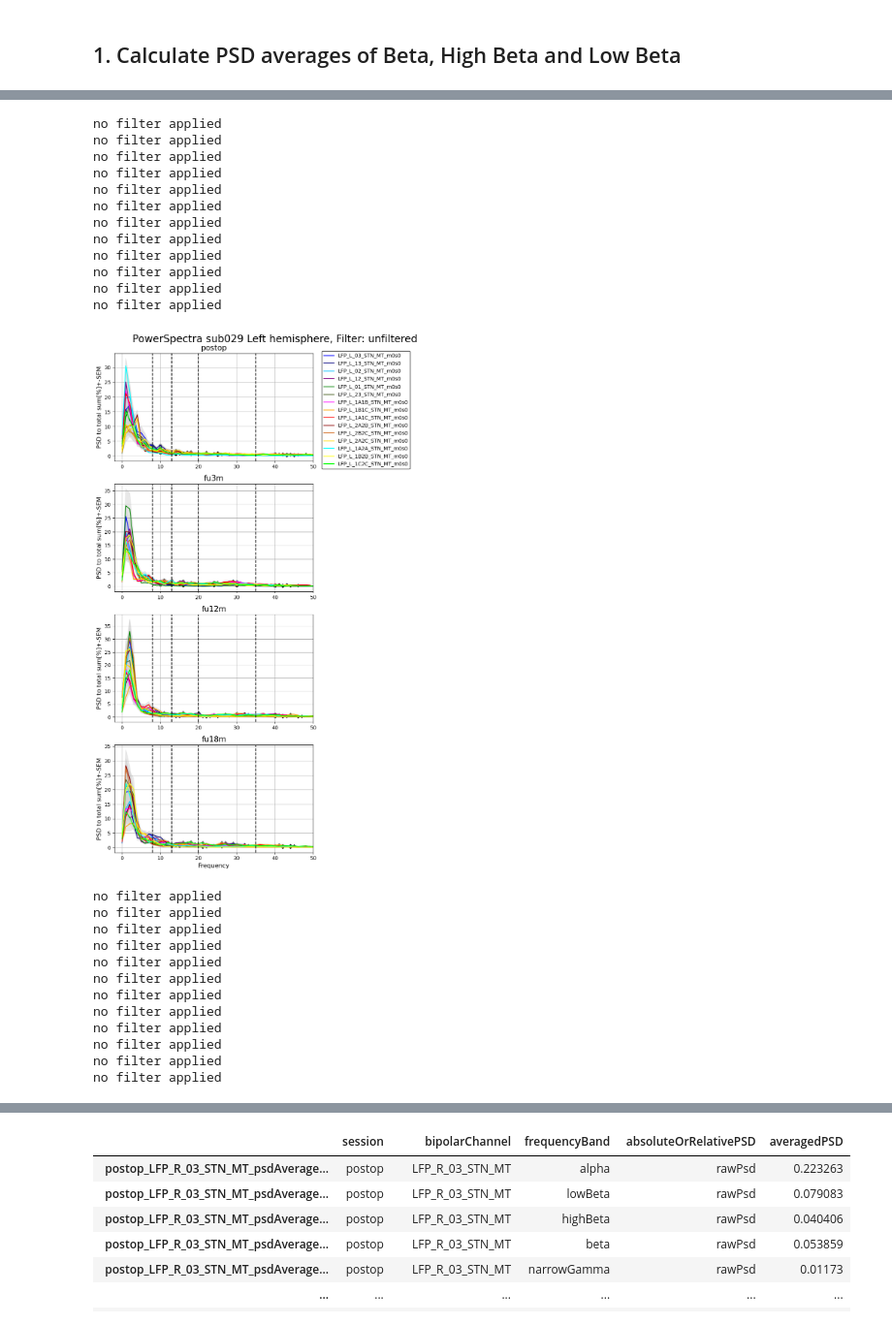
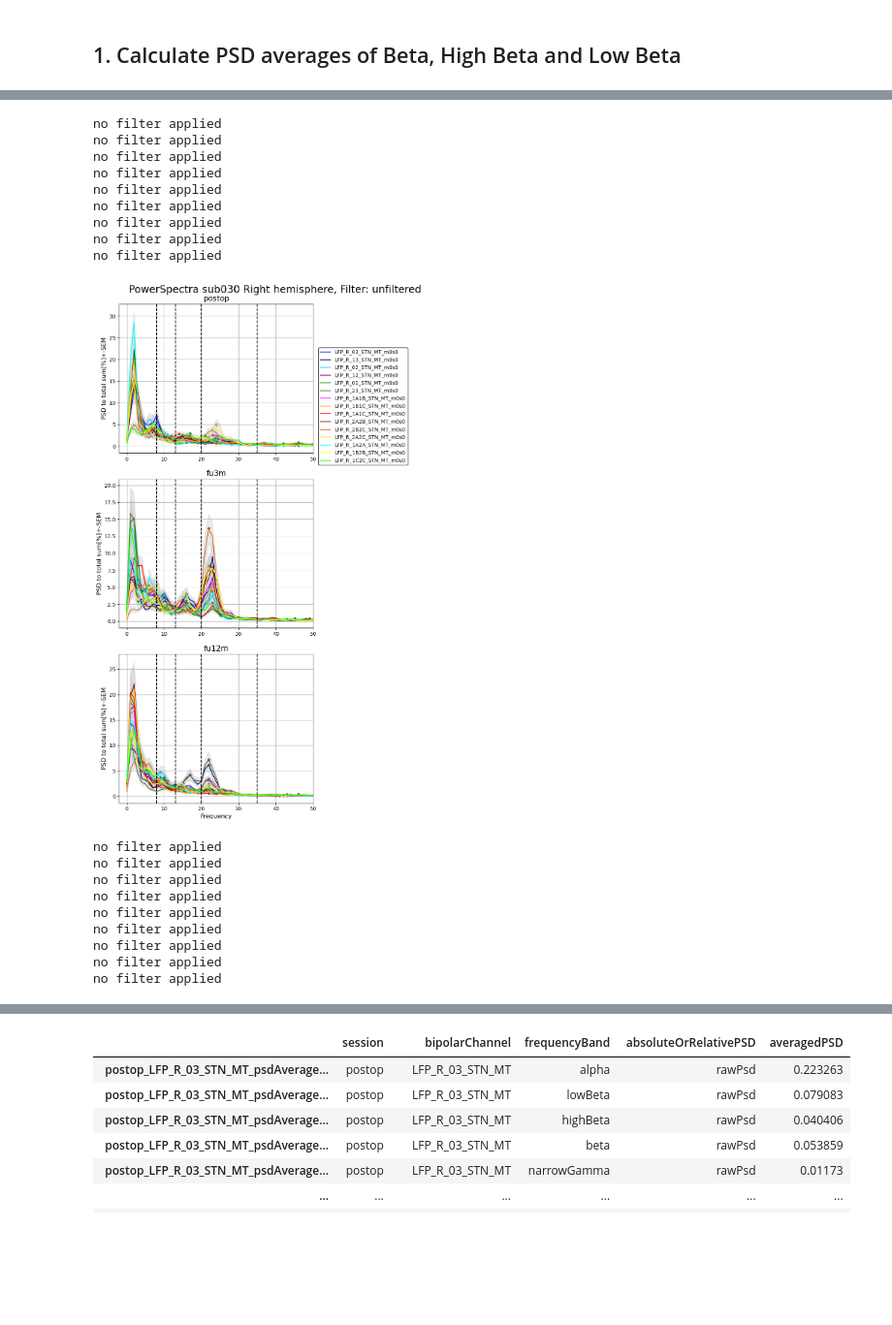
Before and after one commit to JKBehnke/BetaSenSightLongterm, a Jupyter notebook: code/notebooks/LongitudinalBetaAnalysis.ipynb, the cells around one changed output, grey strips where cells are left out. Shown at 97% size. Saved outputs shown, nothing was run; the diff lists cells and outputs as text; code cells hidden in the pictures; blank space fills up the shorter version.

Commit message:
plot per channel of one sub_hem over time

```diff
--- a/code/notebooks/LongitudinalBetaAnalysis.ipynb
+++ b/code/notebooks/LongitudinalBetaAnalysis.ipynb
@@ -146,12 +147,12 @@ importlib.reload(frequencyBand_class)
 ## 1. Calculate PSD averages of Beta, High Beta and Low Beta
 # %%
 FF_psd_sub024 = FFpsd.spectrogram_Psd(
-    incl_sub = "029",
-    incl_session = ["postop", "fu3m", "fu12m", "fu18m"],
+    incl_sub = "030",
+    incl_session = ["postop", "fu3m", "fu12m"],
     incl_condition = ["m0s0"],
     pickChannels=['03', '13', '02', '12', '01', '23',
                   '1A1B', '1B1C', '1A1C', '2A2B', '2B2C', '2A2C',
                   '1A2A', '1B2B', '1C2C'],
-    hemisphere="Left",
+    hemisphere="Right",
     filter = "unfiltered")
 # %% [output]
@@ -176,16 +177,13 @@ no filter applied
 no filter applied
 no filter applied
 no filter applied
 no filter applied
 no filter applied
 no filter applied
 no filter applied
 no filter applied
 no filter applied
-no filter applied
-no filter applied
-no filter applied
-[figure, old version]
+[figure, new version]
 no filter applied
 no filter applied
 no filter applied
@@ -195,6 +193,3 @@ no filter applied
 no filter applied
 no filter applied
 no filter applied
-no filter applied
-no filter applied
-no filter applied
```
Also changed, not shown: parts of 12 cells of this notebook, 1 other file.
